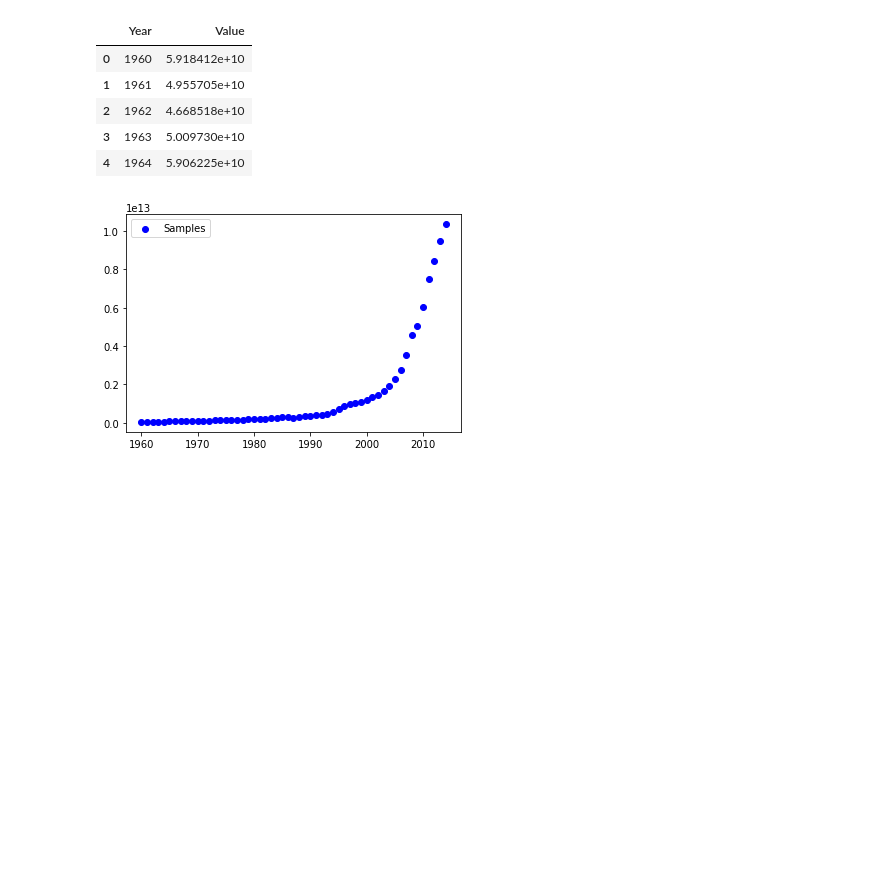
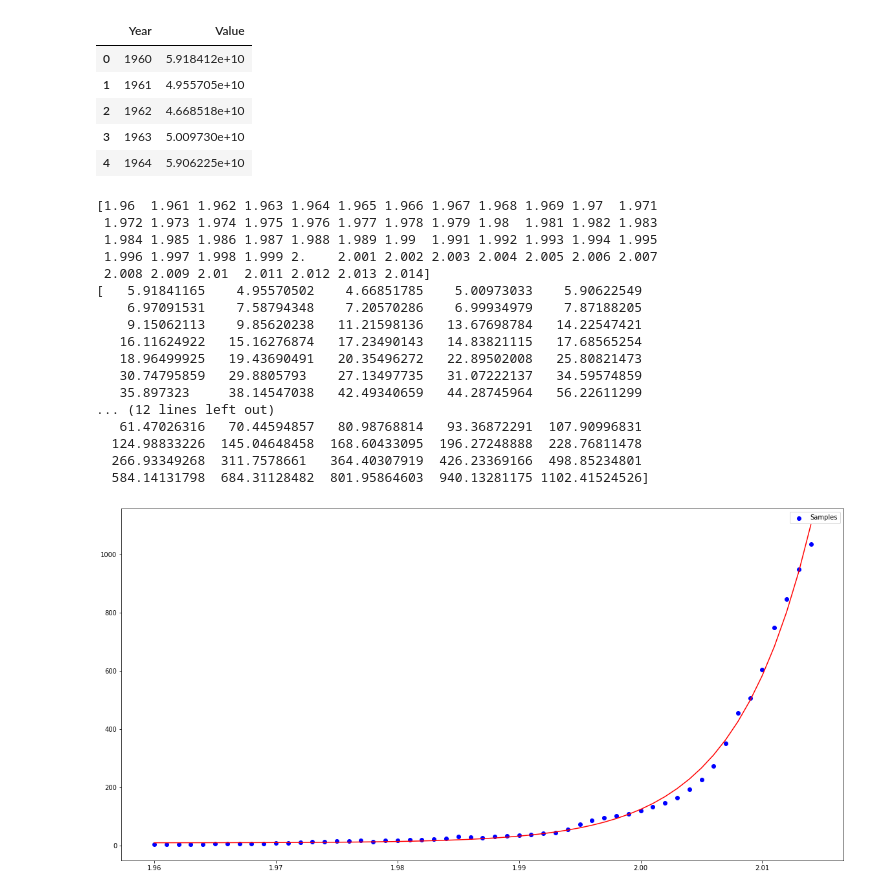
Before and after one commit to aymather/experimental-stats-functions, a Jupyter notebook: Non Linear Regression Sample.ipynb, the cells around one changed output. Saved outputs shown, nothing was run; the diff lists cells and outputs as text; code cells hidden in the pictures; blank space fills up the shorter version.

```diff
--- a/Non Linear Regression Sample.ipynb
+++ b/Non Linear Regression Sample.ipynb
@@ -2,6 +2,8 @@
 import numpy as np
 import matplotlib.pyplot as plt
 import pandas as pd
+from scipy.optimize import curve_fit
+plt.rcParams['figure.figsize'] = (20.0, 10.0)
 # %%
 data = pd.read_csv('china_gdp.csv')
 data.head()
@@ -12,12 +14,3 @@ data.head()
 | 2 | 1962 | 4.668518e+10 |
 | 3 | 1963 | 5.009730e+10 |
 | 4 | 1964 | 5.906225e+10 |
-# %%
-x = data['Year'].values
-y = data['Value'].values
-
-plt.scatter(x, y, color='blue', label='Samples')
-plt.legend()
-plt.show()
-# %% [output]
-[figure, removed]
@@ -23,0 +30,47 @@ plt.show()
+# %%
+# function [yhat] = my_function(x, a)
+
+#     yhat = x^a
+
+# end
+
+
+
+def func(x, a, b, c):
+    return a + (b * np.exp(x * c))
+
+x = data['Year'].values / 1000
+y = data['Value'].values / 10000000000
+
+print(x)
+print(y)
+
+coef, cov = curve_fit(func, x, y, maxfev=50000)
+print(coef)
+
+y_pred = func(x, *coef)
+print(y_pred)
+
+plt.scatter(x, y, color='blue', label='Samples')
+plt.plot(x, y_pred, color='red')
+plt.legend()
+plt.show()
+# %% [output]
+[1.96  1.961 1.962 1.963 1.964 1.965 1.966 1.967 1.968 1.969 1.97  1.971
+ 1.972 1.973 1.974 1.975 1.976 1.977 1.978 1.979 1.98  1.981 1.982 1.983
+ 1.984 1.985 1.986 1.987 1.988 1.989 1.99  1.991 1.992 1.993 1.994 1.995
+ 1.996 1.997 1.998 1.999 2.    2.001 2.002 2.003 2.004 2.005 2.006 2.007
+ 2.008 2.009 2.01  2.011 2.012 2.013 2.014]
+[   5.91841165    4.95570502    4.66851785    5.00973033    5.90622549
+    6.97091531    7.58794348    7.20570286    6.99934979    7.87188205
+    9.15062113    9.85620238   11.21598136   13.67698784   14.22547421
+   16.11624922   15.16276874   17.23490143   14.83821115   17.68565254
+   18.96499925   19.43690491   20.35496272   22.89502008   25.80821473
+   30.74795859   29.8805793    27.13497735   31.07222137   34.59574859
+   35.897323     38.14547038   42.49340659   44.28745964   56.22611299
+... (12 lines left out)
+   61.47026316   70.44594857   80.98768814   93.36872291  107.90996831
+  124.98833226  145.04648458  168.60433095  196.27248888  228.76811478
+  266.93349268  311.7578661   364.40307919  426.23369166  498.85234801
+  584.14131798  684.31128482  801.95864603  940.13281175 1102.41524526]
+[figure, added]
```
Also changed, not shown: parts of 4 cells of this notebook, 5 other files.
